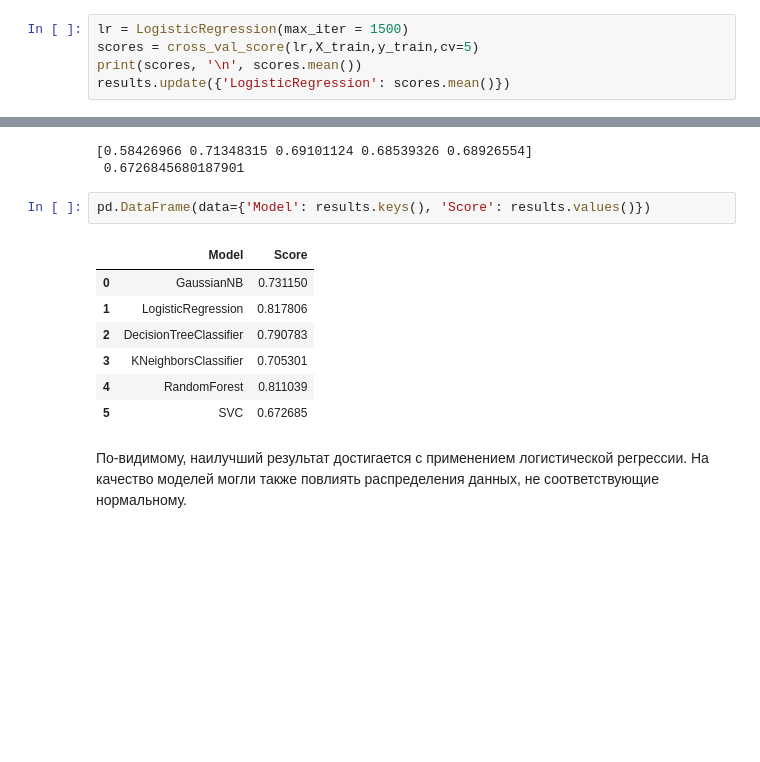
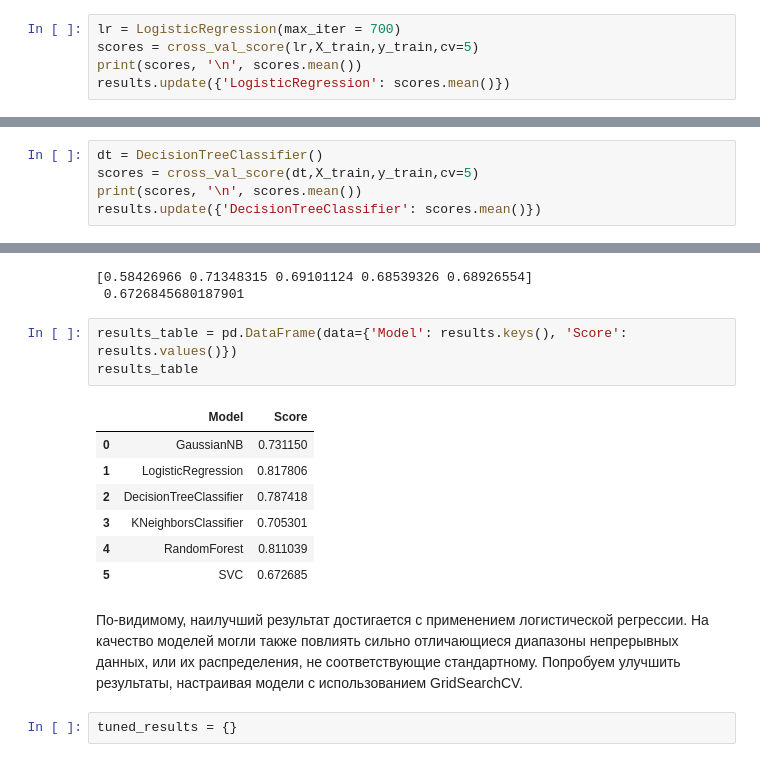
Before and after one commit to SergIvo/data-analysis-studies, a Jupyter notebook: Titanic Classification.ipynb, the cells around one changed output, grey strips where cells are left out. Drawn from its saved outputs; the diff is of its cells as text; blank space fills up the shorter version.

Commit message:
Updated Titanic Classification with GridSearchCV

```diff
--- a/Titanic Classification.ipynb
+++ b/Titanic Classification.ipynb
@@ -410,7 +413,7 @@ results.update({'GaussianNB': scores.mean()})
 [0.68539326 0.70786517 0.7752809  0.76404494 0.72316384]
  0.7311496222941661
 # %%
-lr = LogisticRegression(max_iter = 1500)
+lr = LogisticRegression(max_iter = 700)
 scores = cross_val_score(lr,X_train,y_train,cv=5)
 print(scores, '\n', scores.mean())
 results.update({'LogisticRegression': scores.mean()})
@@ -427,0 +423,5 @@ results.update({'DecisionTreeClassifier': scores.mean()})
+# %%
+dt = DecisionTreeClassifier()
+scores = cross_val_score(dt,X_train,y_train,cv=5)
+print(scores, '\n', scores.mean())
+results.update({'DecisionTreeClassifier': scores.mean()})
@@ -450,14 +453,17 @@ results.update({'SVC': scores.mean()})
 [0.58426966 0.71348315 0.69101124 0.68539326 0.68926554]
  0.6726845680187901
 # %%
-pd.DataFrame(data={'Model': results.keys(), 'Score': results.values()})
+results_table = pd.DataFrame(data={'Model': results.keys(), 'Score': results.values()})
+results_table
 # %% [output]
 |  | Model | Score |
 | 0 | GaussianNB | 0.731150 |
 | 1 | LogisticRegression | 0.817806 |
-| 2 | DecisionTreeClassifier | 0.790783 |
+| 2 | DecisionTreeClassifier | 0.787418 |
 | 3 | KNeighborsClassifier | 0.705301 |
 | 4 | RandomForest | 0.811039 |
 | 5 | SVC | 0.672685 |
-# %% [markdown]
-По-видимому, наилучший результат достигается с применением логистической регрессии. На качество моделей могли также повлиять распределения данных, не соответствующие нормальному.
+# %% [markdown]
+По-видимому, наилучший результат достигается с применением логистической регрессии. На качество моделей могли также повлиять сильно отличающиеся диапазоны непрерывных данных, или их распределения, не соответствующие стандартному. Попробуем улучшить результаты, настраивая модели с использованием GridSearchCV.
+# %%
+tuned_results = {}
```
Also changed, not shown: parts of 18 cells of this notebook.
